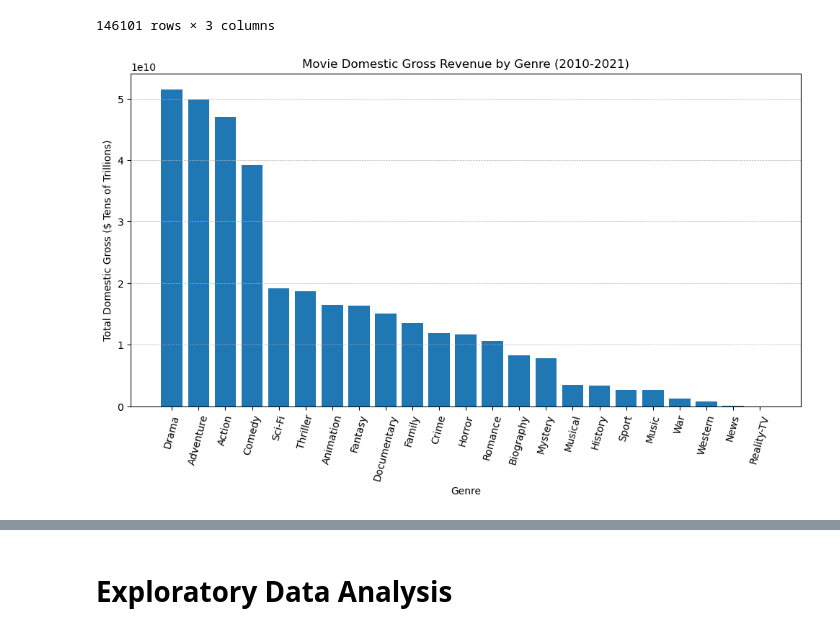
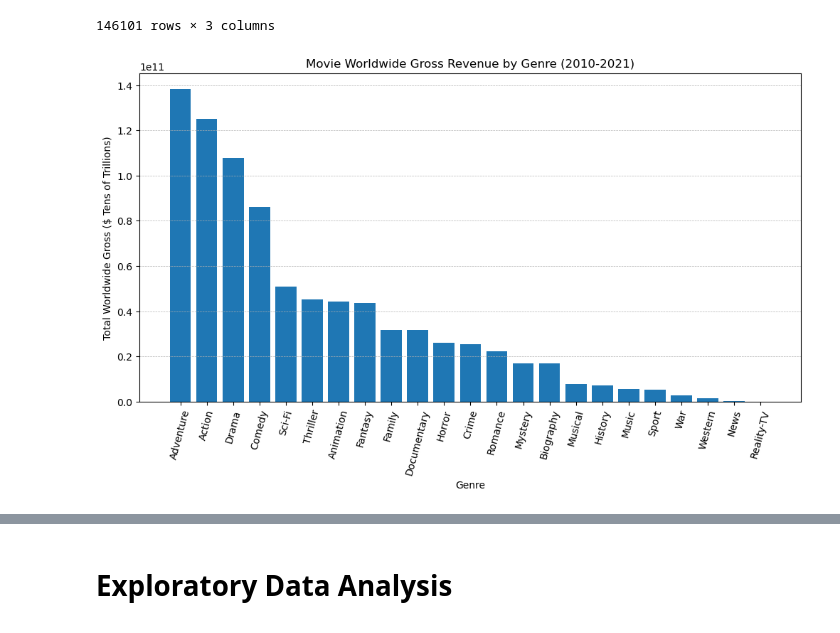
Before and after one commit to mkearns17/Movie-Data-Analysis, a Jupyter notebook: Movie_Data_Analysis.ipynb, the cells around one changed output, grey strips where cells are left out. Cells and saved outputs as stored; diff of their text form; code cells hidden in the pictures.

```diff
--- a/Movie_Data_Analysis.ipynb
+++ b/Movie_Data_Analysis.ipynb
@@ -172,17 +151,16 @@ movie_genre_gross.dropna(axis = 0, subset=['Genres'],inplace = True)
 movie_genre_gross[['Genre 1', 'Genre 2', 'Genre 3']] = movie_genre_gross['Genres'].str.split(',', expand=True)
 # %%
 #Group by genre to get the sum of Domestic Gross revenue.
-genre1 = movie_genre_gross.groupby('Genre 1').sum()['domestic_gross']
-genre2 = movie_genre_gross.groupby('Genre 2').sum()['domestic_gross']
-genre3 = movie_genre_gross.groupby('Genre 3').sum()['domestic_gross']
+genre1 = movie_genre_gross.groupby('Genre 1').sum()[cols]
+genre2 = movie_genre_gross.groupby('Genre 2').sum()[cols]
+genre3 = movie_genre_gross.groupby('Genre 3').sum()[cols]
 # %%
 #get total domestic gross per genre
-dg_genre = pd.concat([genre1,genre2,genre3],axis = 1)
-dg_genre.columns= ['dg1','dg2','dg3']
+total_genre = pd.concat([genre1,genre2,genre3],axis = 1)
+total_genre.columns= ['dg1','wg1','pb1','dg2','wg2','pb2','dg3','wg3','pb3']
 #set NaN to 0
-dg_genre = dg_genre.fillna(0)
+total_genre = total_genre.fillna(0)
 #sum total domestic gross
-dg_genre['total_domestic_gross'] = dg_genre['dg1']+dg_genre['dg2']+dg_genre['dg3']
-dg_genre = dg_genre.reset_index()
-dg_genre.rename(columns={'index':'Genre'},inplace = True)
-dg_genre.sort_values(by='total_domestic_gross',ascending = False,inplace = True)
+total_genre['total_worldwide_gross'] = total_genre['wg1']+total_genre['wg2']+total_genre['wg3']
+total_genre = total_genre.reset_index()
+total_genre.rename(columns={'index':'Genre'},inplace = True)
@@ -189,15 +184,31 @@ dg_genre.sort_values(by='total_domestic_gross',ascending = False,inplace = True)
 # %%
 #Plot Bar Graph of Total Domestic Gross
 fig , ax = plt.subplots(figsize=(12,6))
 
-x = dg_genre['Genre']
-y = dg_genre['total_domestic_gross']
+wg = total_genre.copy()
+wg.sort_values(by='total_worldwide_gross',ascending = False,inplace = True)
 
-plot = ax.bar(x = x, height = y)
+x1 = wg['Genre']
+y1 = wg['total_worldwide_gross']
+
+plot1 = ax.bar(x = x1, height = y1)
 ax.set_xlabel('Genre')
-ax.set_ylabel('Total Domestic Gross ($ Tens of Trillions)')
-ax.set_title ('Movie Domestic Gross Revenue by Genre (2010-2021)')
+ax.set_ylabel('Total Worldwide Gross ($ Tens of Trillions)')
+ax.set_title ('Movie Worldwide Gross Revenue by Genre (2010-2021)')
 ax.tick_params(axis='x', labelrotation=75)
-ax.grid(visible = True, which = 'both', axis = "y",linestyle='--', linewidth=0.5);
+ax.grid(visible = True, which = 'both', axis = "y",linestyle='--', linewidth=0.5)
+
+#p = total_profit.copy()
+#p.sort_values(by='average_profit',ascending = False,inplace = True)
+
+#x2 = p['Genre']
+#y2 = p['average_profit']
+
+#ax.bar(x = x2, height = y2,color = 'green')
+#ax.set_xlabel('Genre')
+#ax.set_ylabel('Average Profit ($ Hundreds of Millions)')
+#ax.set_title ('Average Movie Profit by Genre (2010-2021)')
+#ax.tick_params(axis='x', labelrotation=75)
+#ax.grid(visible = True, which = 'both', axis = "y",linestyle='--', linewidth=0.5)
 # %% [output]
-[figure, old version]
+[figure, new version]
```
Also changed, not shown: parts of 5 cells of this notebook.
